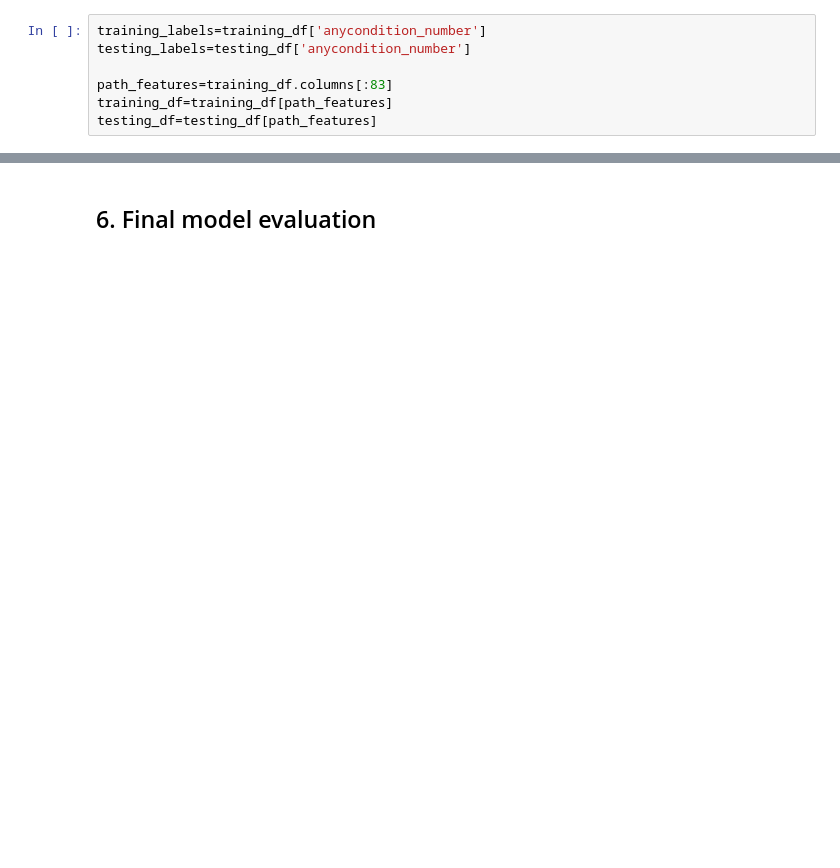
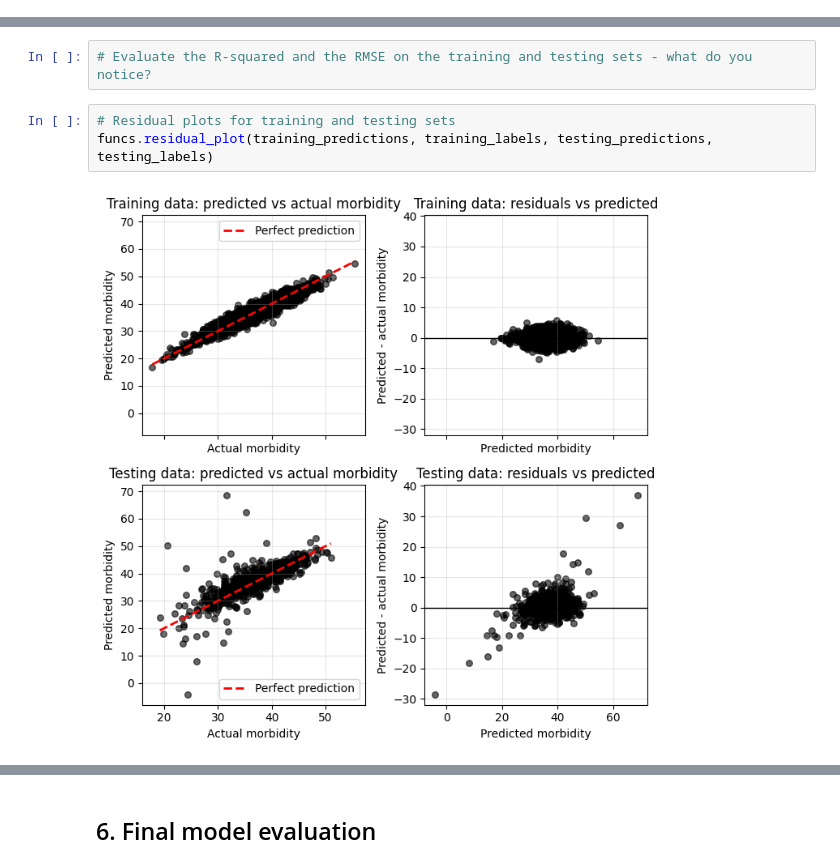
Before and after one commit to 4GeeksAcademy/gperdrizet-regularized-linear-regression, a Jupyter notebook: notebooks/mvp.ipynb, the cells around one changed output, grey strips where cells are left out. Saved outputs shown, nothing was run; the diff lists cells and outputs as text; blank space fills up the shorter version.

```diff
--- a/notebooks/mvp.ipynb
+++ b/notebooks/mvp.ipynb
@@ -51,7 +81,0 @@ print(f'Mean any condition rate model RMSE: {rmse:.2f}')
-# %%
-training_labels=training_df['anycondition_number']
-testing_labels=testing_df['anycondition_number']
-
-path_features=training_df.columns[:83]
-training_df=training_df[path_features]
-testing_df=testing_df[path_features]
@@ -115,0 +427,7 @@ for penalty in penalties:
+# %%
+# Evaluate the R-squared and the RMSE on the training and testing sets - what do you notice?
+# %%
+# Residual plots for training and testing sets
+funcs.residual_plot(training_predictions, training_labels, testing_predictions, testing_labels)
+# %% [output]
+[figure, added]
```
Also changed, not shown: parts of 79 cells of this notebook.
